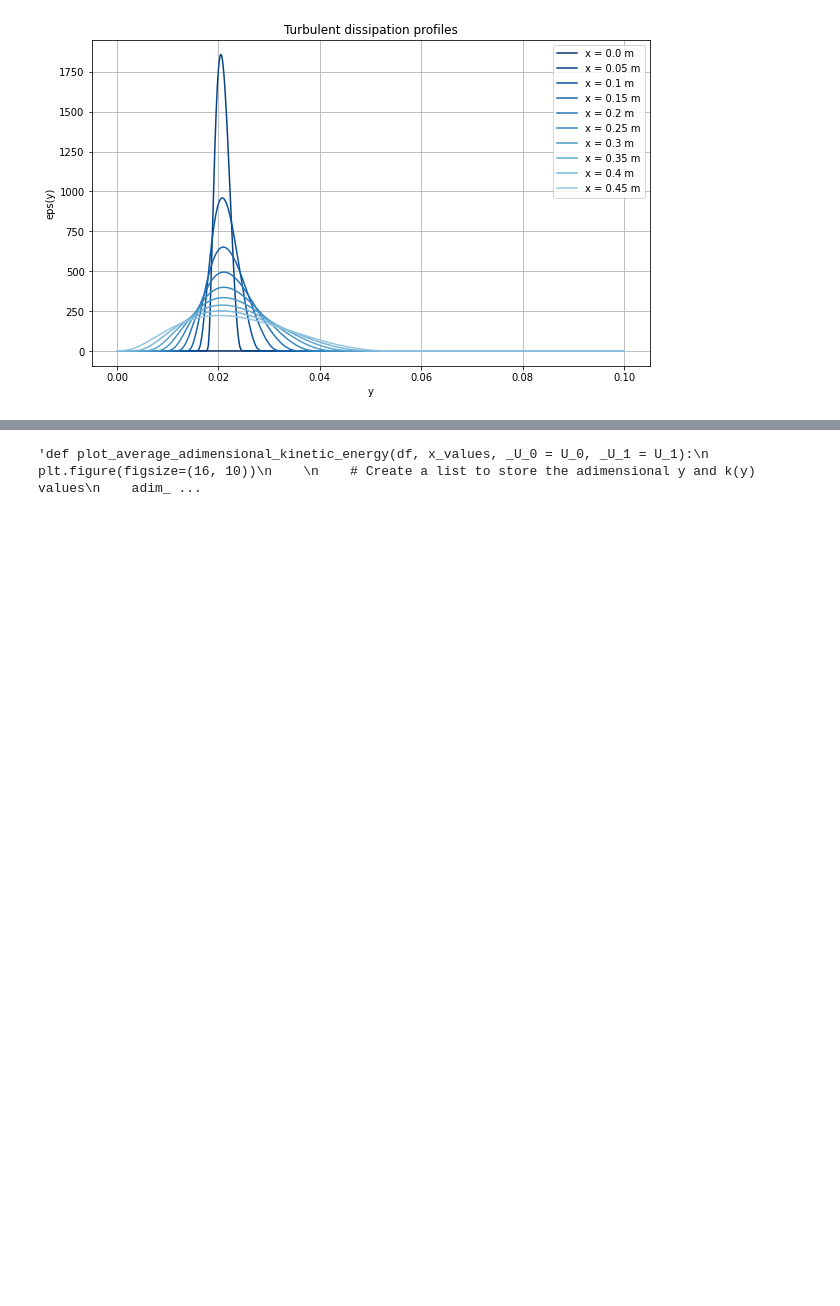
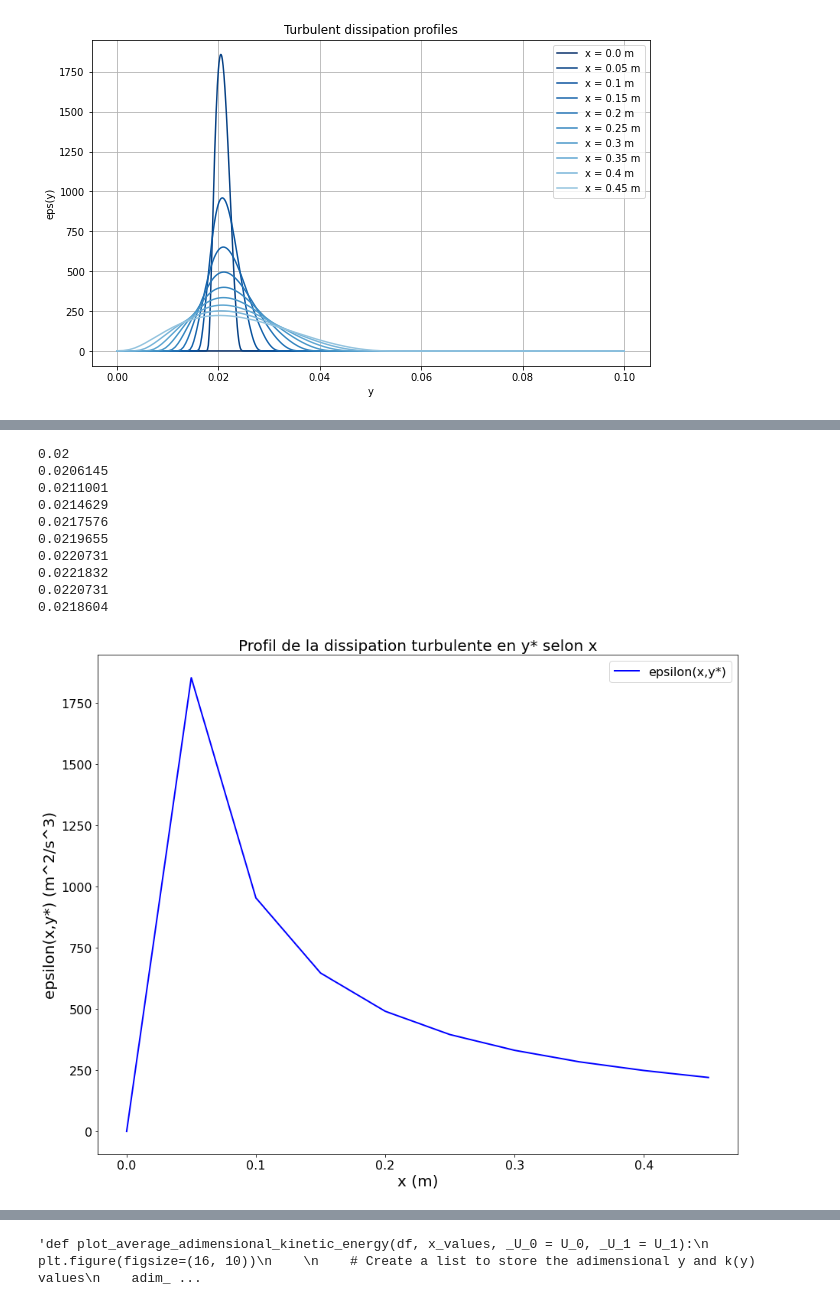
Before and after one commit to mboissiere/turbulence, a Jupyter notebook: main.ipynb, the cells around one changed output, grey strips where cells are left out. Saved outputs shown, nothing was run; the diff lists cells and outputs as text; code cells hidden in the pictures; blank space fills up the shorter version.

```diff
--- a/main.ipynb
+++ b/main.ipynb
@@ -799,0 +792,46 @@ y_star at x=0.45: 0.0218604
+# %%
+def plot_epsilon_at_y_star(df, x_values, _U_0 = U_0, _U_1 = U_1):
+    fig, ax = plt.subplots(figsize=(15, 12))  # Increase the size of the figure
+
+    # Compute y_star and epsilon values for all x_values
+    y_star_values = []  # List to store y_star values
+    eps_at_y_star_values = []  # List to store epsilon values at y_star
+    for x in x_values:
+        # Compute y_star for this x
+        y_star = compute_y_star(df, x, _U_0, _U_1)
+        print(y_star)
+        y_star_values.append(y_star)
+
+        # Get the epsilon value at y_star for this x
+        eps_at_y_star = df[(df['x'] == x) & (df['y'] == y_star)]['eps(y)'].values[0]
+        eps_at_y_star_values.append(eps_at_y_star)
+
+    # Plot epsilon at y_star vs x
+    ax.plot(x_values, eps_at_y_star_values, color='blue', linewidth=2, label='epsilon(x,y*)')
+
+    ax.set_xlabel('x (m)', fontsize = 20)
+    ax.set_ylabel('epsilon(x,y*) (m^2/s^3)', fontsize = 20)
+    ax.set_title('Profil de la dissipation turbulente en y* selon x', fontsize = 20)
+
+    # Increase the size of the tick labels
+    ax.tick_params(axis='both', which='major', labelsize=16)
+
+    # Add a legend
+    ax.legend(fontsize=16)
+
+    plt.show()
+
+x_values_coeur = [x for x in x_values if x < 0.462163]
+plot_epsilon_at_y_star(data, x_values_coeur)
+# %% [output]
+0.02
+0.0206145
+0.0211001
+0.0214629
+0.0217576
+0.0219655
+0.0220731
+0.0221832
+0.0220731
+0.0218604
+[figure, added]
```
Also changed, not shown: parts of 12 cells of this notebook, 1 other file.
